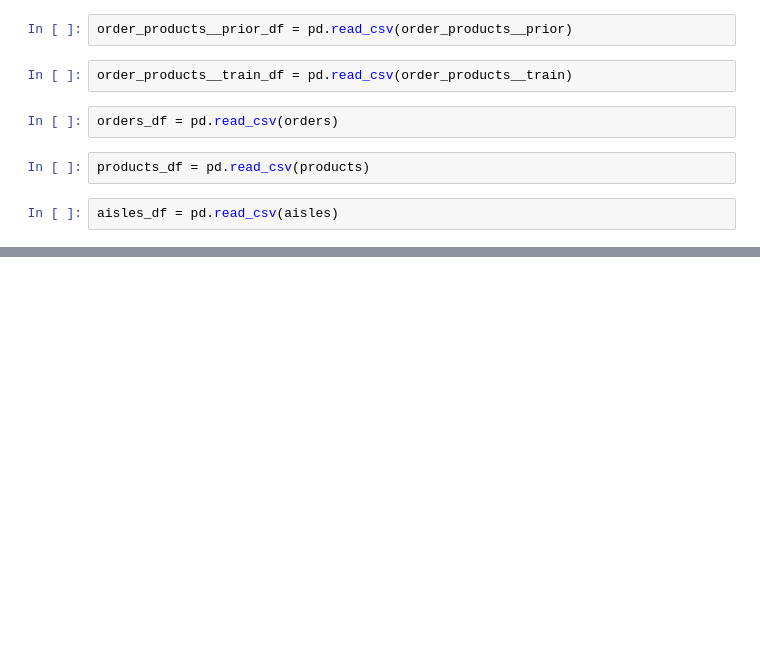
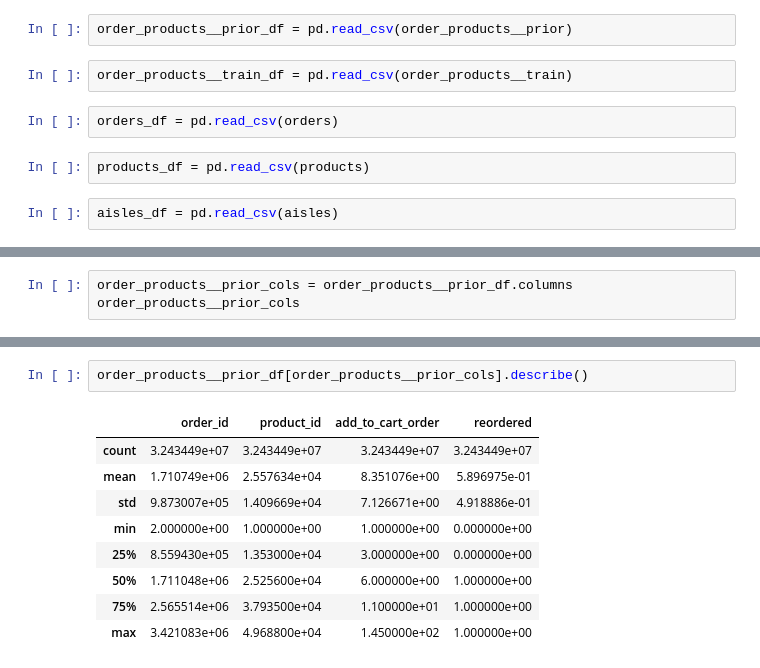
Before and after one commit to ChanM0/DataMining_project_4, a Jupyter notebook: Project_3.ipynb, the cells around one changed output, grey strips where cells are left out. Cells and saved outputs as stored; diff of their text form; blank space fills up the shorter version.

```diff
--- a/Project_3.ipynb
+++ b/Project_3.ipynb
@@ -30,0 +41,3 @@ aisles_df = pd.read_csv(aisles)
+# %%
+order_products__prior_cols = order_products__prior_df.columns
+order_products__prior_cols
@@ -44,0 +137,12 @@ Name: aisle, dtype: object
+# %%
+order_products__prior_df[order_products__prior_cols].describe()
+# %% [output]
+|  | order_id | product_id | add_to_cart_order | reordered |
+| count | 3.243449e+07 | 3.243449e+07 | 3.243449e+07 | 3.243449e+07 |
+| mean | 1.710749e+06 | 2.557634e+04 | 8.351076e+00 | 5.896975e-01 |
+| std | 9.873007e+05 | 1.409669e+04 | 7.126671e+00 | 4.918886e-01 |
+| min | 2.000000e+00 | 1.000000e+00 | 1.000000e+00 | 0.000000e+00 |
+| 25% | 8.559430e+05 | 1.353000e+04 | 3.000000e+00 | 0.000000e+00 |
+| 50% | 1.711048e+06 | 2.525600e+04 | 6.000000e+00 | 1.000000e+00 |
+| 75% | 2.565514e+06 | 3.793500e+04 | 1.100000e+01 | 1.000000e+00 |
+| max | 3.421083e+06 | 4.968800e+04 | 1.450000e+02 | 1.000000e+00 |
```
Also changed, not shown: parts of 38 cells of this notebook.
